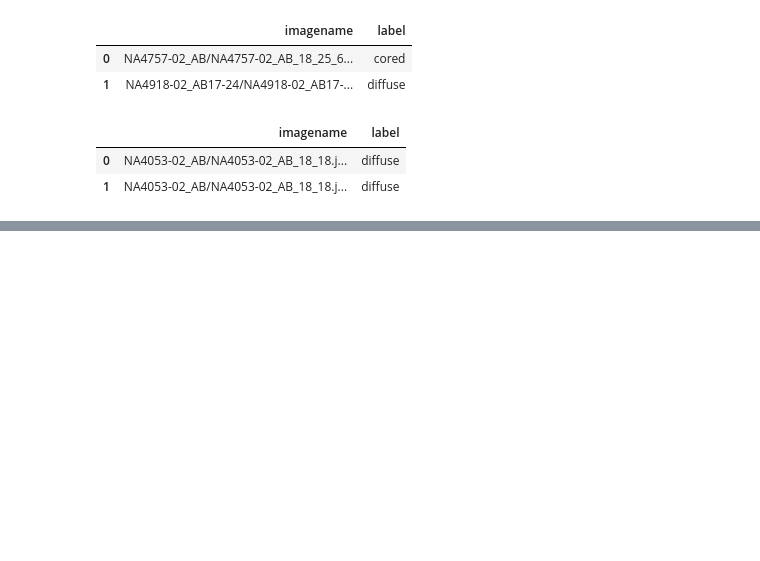
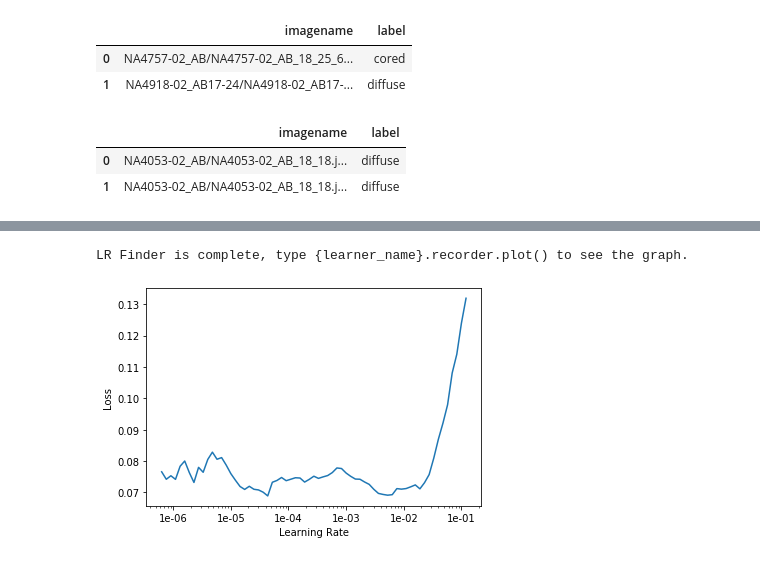
Before and after one commit to DougForrest/plaquebox-paper, a Jupyter notebook: fastai_multilabel_classification_cont.ipynb, the cells around one changed output, grey strips where cells are left out. Cells and saved outputs as stored; diff of their text form; code cells hidden in the pictures; blank space fills up the shorter version.

```diff
--- a/fastai_multilabel_classification_cont.ipynb
+++ b/fastai_multilabel_classification_cont.ipynb
@@ -161,0 +175,4 @@ learn.fit_one_cycle(4, slice(1e-5, lr/5))
+# %%
+learn.lr_find()
+learn.recorder.plot()
+# %% [output]
@@ -161,0 +180,2 @@ learn.fit_one_cycle(4, slice(1e-5, lr/5))
+LR Finder is complete, type {learner_name}.recorder.plot() to see the graph.
+[figure, added]
```
Also changed, not shown: parts of 8 cells of this notebook.
